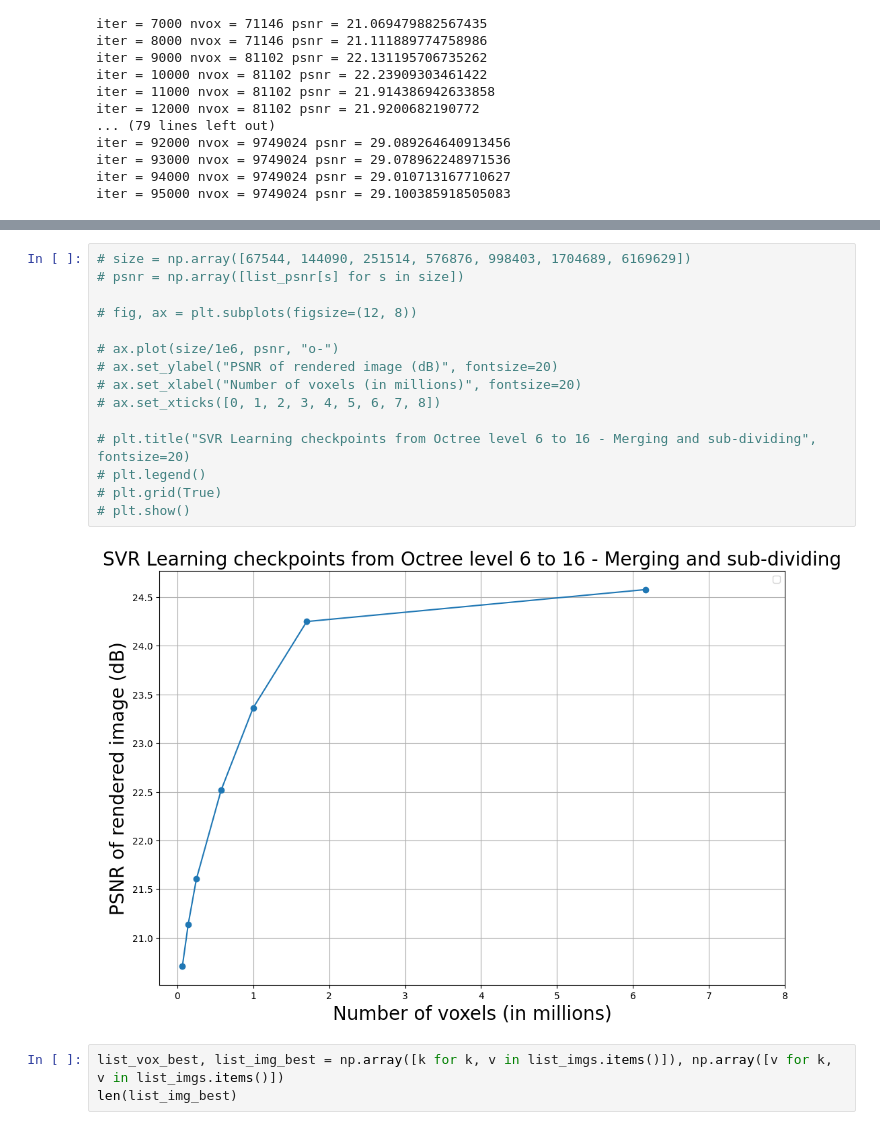
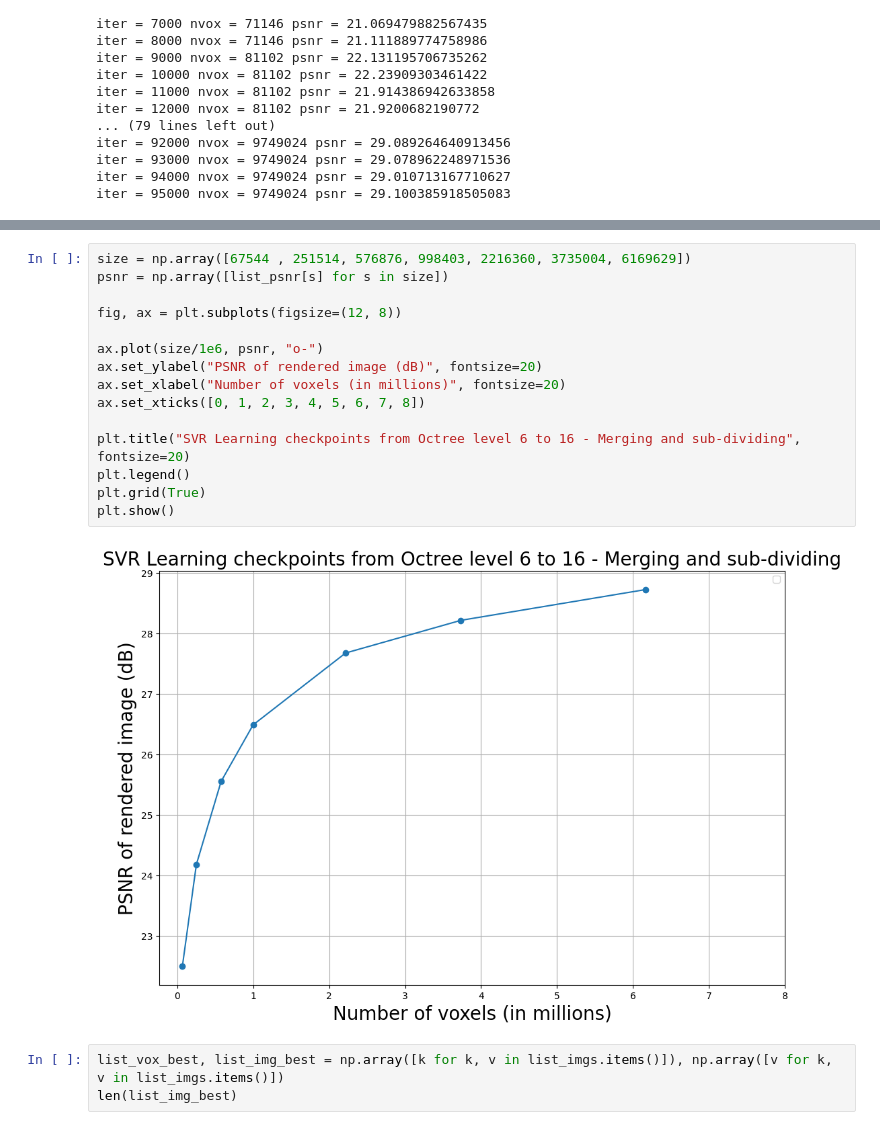
Before and after one commit to tamthuc1995/Differentiable3DPC-Decompression-and-Rendering, a Jupyter notebook: notebooks/003-learn-3D-scene.ipynb, the cells around one changed output, grey strips where cells are left out. Saved outputs shown, nothing was run; the diff lists cells and outputs as text.

```diff
--- a/notebooks/003-learn-3D-scene.ipynb
+++ b/notebooks/003-learn-3D-scene.ipynb
@@ -268,20 +272,20 @@ plt.show()
 # %%
-# size = np.array([67544, 144090, 251514, 576876, 998403, 1704689, 6169629])
-# psnr = np.array([list_psnr[s] for s in size])
+size = np.array([67544 , 251514, 576876, 998403, 2216360, 3735004, 6169629])
+psnr = np.array([list_psnr[s] for s in size])
 
-# fig, ax = plt.subplots(figsize=(12, 8))
+fig, ax = plt.subplots(figsize=(12, 8))
 
-# ax.plot(size/1e6, psnr, "o-")
-# ax.set_ylabel("PSNR of rendered image (dB)", fontsize=20)
-# ax.set_xlabel("Number of voxels (in millions)", fontsize=20)
-# ax.set_xticks([0, 1, 2, 3, 4, 5, 6, 7, 8])
+ax.plot(size/1e6, psnr, "o-")
+ax.set_ylabel("PSNR of rendered image (dB)", fontsize=20)
+ax.set_xlabel("Number of voxels (in millions)", fontsize=20)
+ax.set_xticks([0, 1, 2, 3, 4, 5, 6, 7, 8])
 
-# plt.title("SVR Learning checkpoints from Octree level 6 to 16 - Merging and sub-dividing", fontsize=20)
-# plt.legend()
-# plt.grid(True)
-# plt.show()
+plt.title("SVR Learning checkpoints from Octree level 6 to 16 - Merging and sub-dividing", fontsize=20)
+plt.legend()
+plt.grid(True)
+plt.show()
 # %% [output]
-[figure, old version]
+[figure, new version]
 # %%
 list_vox_best, list_img_best = np.array([k for k, v in list_imgs.items()]), np.array([v for k, v in list_imgs.items()])
 len(list_img_best)
```
Also changed, not shown: parts of 3 cells of this notebook, 2 other files.
